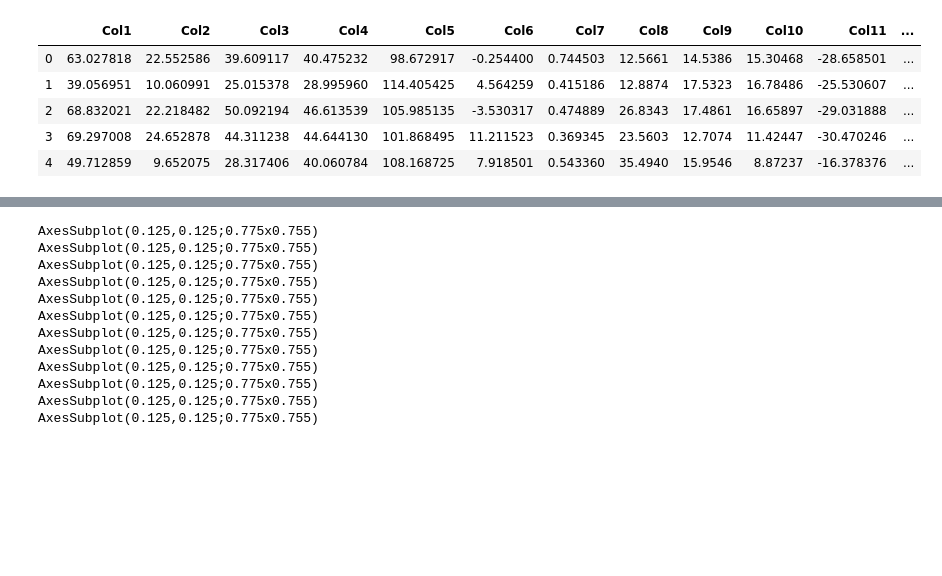
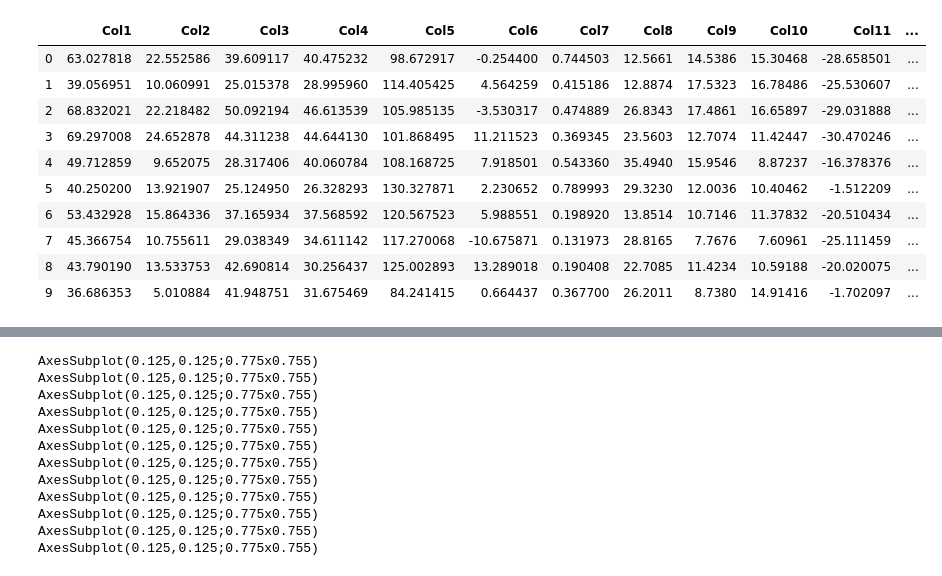
Before and after one commit to firdarinoa/bangkit-assignment5, a Jupyter notebook: Binary_classification_lower_backpain.ipynb, the cells around one changed output, grey strips where cells are left out. Cells and saved outputs as stored; diff of their text form; code cells hidden in the pictures; blank space fills up the shorter version.

```diff
--- a/Binary_classification_lower_backpain.ipynb
+++ b/Binary_classification_lower_backpain.ipynb
@@ -12,16 +12,19 @@ from sklearn import metrics
 from sklearn.model_selection import train_test_split
 from matplotlib import cm
 # %%
-data = pd.read_csv('C:/Users/admin/Documents/Bangkit/bangkit-assignment5/Dataset_spine.csv')
-df = data
+df = pd.read_csv('Dataset_spine.csv')
+df.head(10)
+# %% [output]
+|  | Col1 | Col2 | Col3 | Col4 | Col5 | Col6 | Col7 | Col8 | Col9 | Col10 | Col11 | ... |
+| 0 | 63.027818 | 22.552586 | 39.609117 | 40.475232 | 98.672917 | -0.254400 | 0.744503 | 12.5661 | 14.5386 | 15.30468 | -28.658501 | ... |
+| 1 | 39.056951 | 10.060991 | 25.015378 | 28.995960 | 114.405425 | 4.564259 | 0.415186 | 12.8874 | 17.5323 | 16.78486 | -25.530607 | ... |
+| 2 | 68.832021 | 22.218482 | 50.092194 | 46.613539 | 105.985135 | -3.530317 | 0.474889 | 26.8343 | 17.4861 | 16.65897 | -29.031888 | ... |
+| 3 | 69.297008 | 24.652878 | 44.311238 | 44.644130 | 101.868495 | 11.211523 | 0.369345 | 23.5603 | 12.7074 | 11.42447 | -30.470246 | ... |
+| 4 | 49.712859 | 9.652075 | 28.317406 | 40.060784 | 108.168725 | 7.918501 | 0.543360 | 35.4940 | 15.9546 | 8.87237 | -16.378376 | ... |
+| 5 | 40.250200 | 13.921907 | 25.124950 | 26.328293 | 130.327871 | 2.230652 | 0.789993 | 29.3230 | 12.0036 | 10.40462 | -1.512209 | ... |
+| 6 | 53.432928 | 15.864336 | 37.165934 | 37.568592 | 120.567523 | 5.988551 | 0.198920 | 13.8514 | 10.7146 | 11.37832 | -20.510434 | ... |
+| 7 | 45.366754 | 10.755611 | 29.038349 | 34.611142 | 117.270068 | -10.675871 | 0.131973 | 28.8165 | 7.7676 | 7.60961 | -25.111459 | ... |
+| 8 | 43.790190 | 13.533753 | 42.690814 | 30.256437 | 125.002893 | 13.289018 | 0.190408 | 22.7085 | 11.4234 | 10.59188 | -20.020075 | ... |
+| 9 | 36.686353 | 5.010884 | 41.948751 | 31.675469 | 84.241415 | 0.664437 | 0.367700 | 26.2011 | 8.7380 | 14.91416 | -1.702097 | ... |
-# %%
-df.head(5)
-# %% [output]
-|  | Col1 | Col2 | Col3 | Col4 | Col5 | Col6 | Col7 | Col8 | Col9 | Col10 | Col11 | ... |
-| 0 | 63.027818 | 22.552586 | 39.609117 | 40.475232 | 98.672917 | -0.254400 | 0.744503 | 12.5661 | 14.5386 | 15.30468 | -28.658501 | ... |
-| 1 | 39.056951 | 10.060991 | 25.015378 | 28.995960 | 114.405425 | 4.564259 | 0.415186 | 12.8874 | 17.5323 | 16.78486 | -25.530607 | ... |
-| 2 | 68.832021 | 22.218482 | 50.092194 | 46.613539 | 105.985135 | -3.530317 | 0.474889 | 26.8343 | 17.4861 | 16.65897 | -29.031888 | ... |
-| 3 | 69.297008 | 24.652878 | 44.311238 | 44.644130 | 101.868495 | 11.211523 | 0.369345 | 23.5603 | 12.7074 | 11.42447 | -30.470246 | ... |
-| 4 | 49.712859 | 9.652075 | 28.317406 | 40.060784 | 108.168725 | 7.918501 | 0.543360 | 35.4940 | 15.9546 | 8.87237 | -16.378376 | ... |
 # %%
 df = df.loc[:, ~df.columns.str.contains('^Unnamed')]
```
Also changed, not shown: parts of 20 cells of this notebook.
